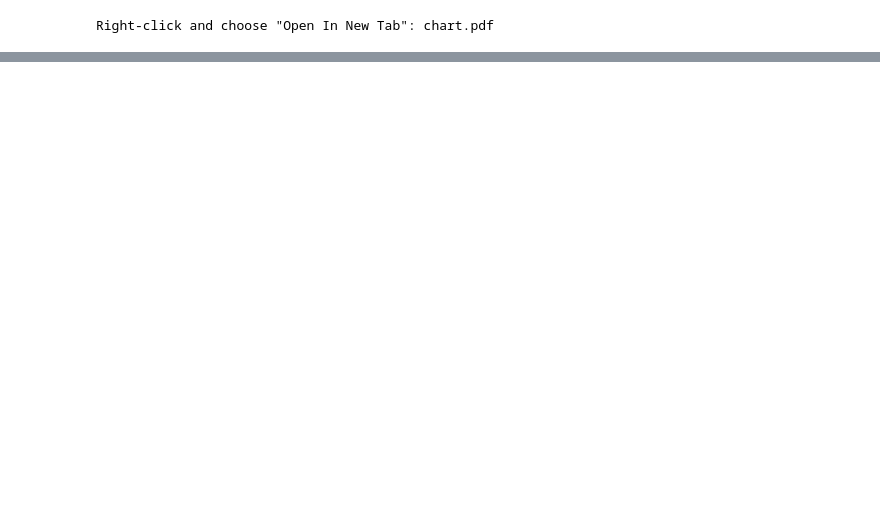
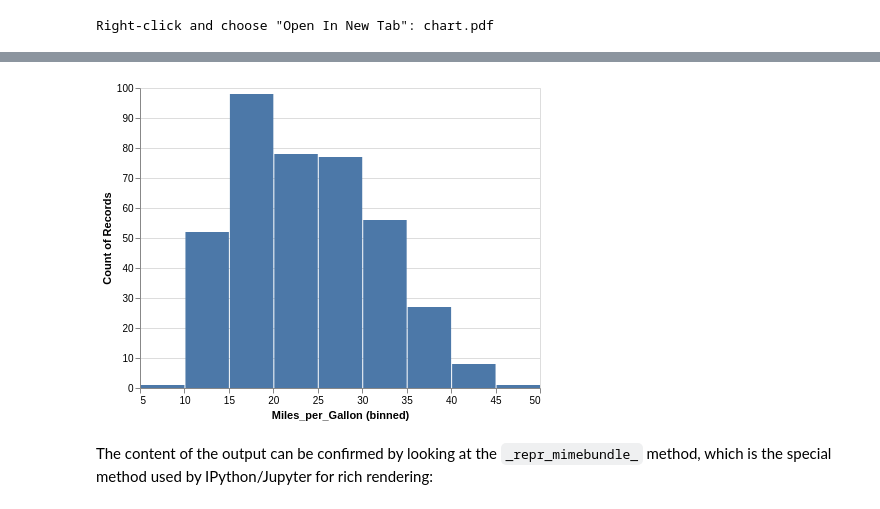
Before and after one commit to altair-viz/altair_saver, a Jupyter notebook: AltairSaver.ipynb, the cells around one changed output, grey strips where cells are left out. Drawn from its saved outputs; the diff is of its cells as text; code cells hidden in the pictures; blank space fills up the shorter version.

Commit message:
Add description of renderers

```diff
--- a/AltairSaver.ipynb
+++ b/AltairSaver.ipynb
@@ -45,10 +45,10 @@ added 177 packages from 84 contributors in 9.145s
 # %%
 import altair as alt
 from vega_datasets import data
-cars = data.cars()
+cars = data.cars.url
 
 chart = alt.Chart(cars).mark_bar().encode(
-  x=alt.X('Miles_per_Gallon', bin=True),
+  x=alt.X('Miles_per_Gallon:Q', bin=True),
   y='count()',
 )
 
@@ -118,0 +125,7 @@ Right-click and choose "Open In New Tab": chart.pdf
+# %%
+alt.renderers.enable('altair_saver', fmts=['vega-lite', 'png'])
+chart.display()
+# %% [output]
+[figure, added]
+# %% [markdown]
+The content of the output can be confirmed by looking at the ``_repr_mimebundle_`` method, which is the special method used by IPython/Jupyter for rich rendering:
```
Also changed, not shown: parts of 5 cells of this notebook, 1 other file.
